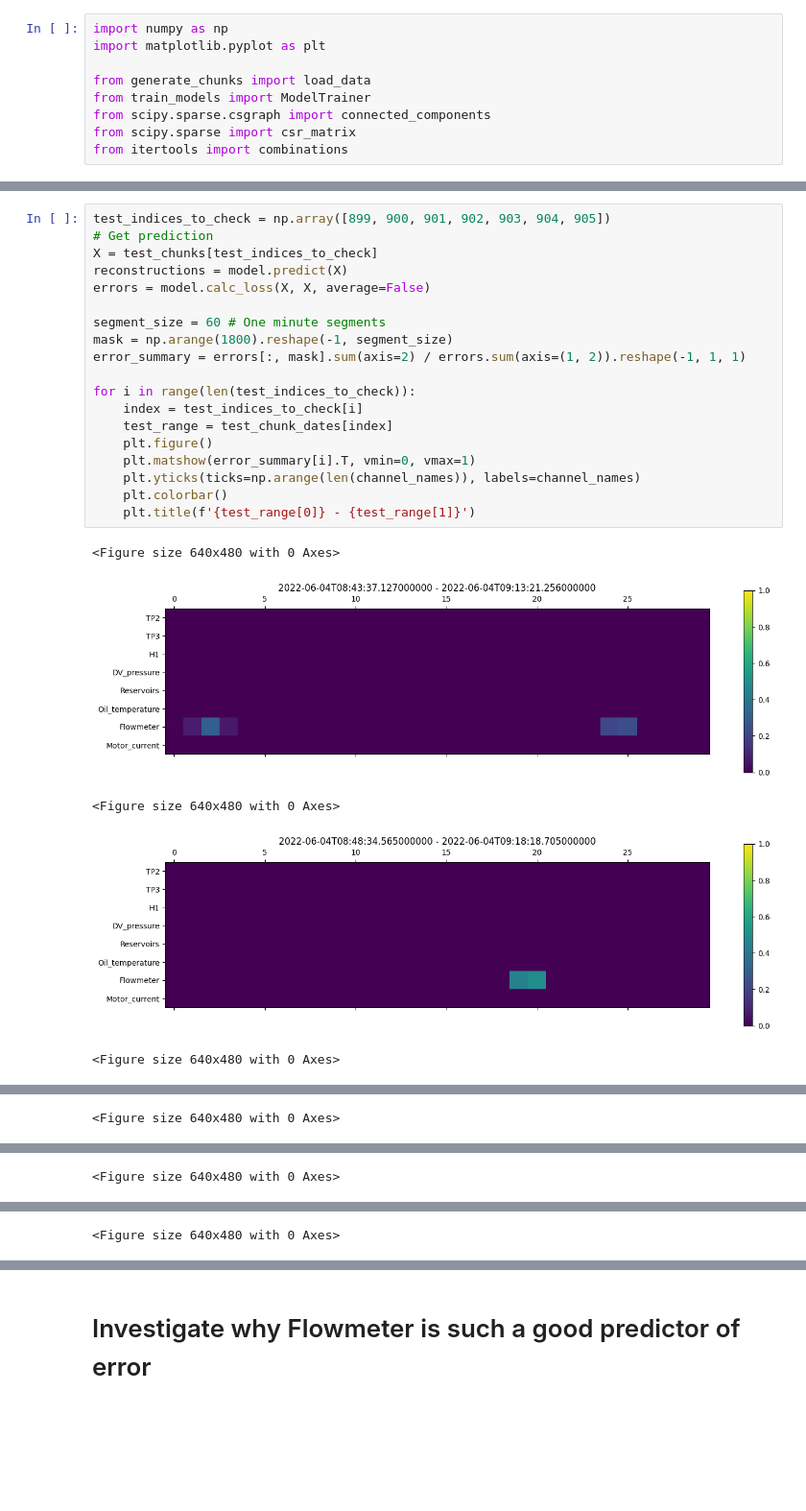
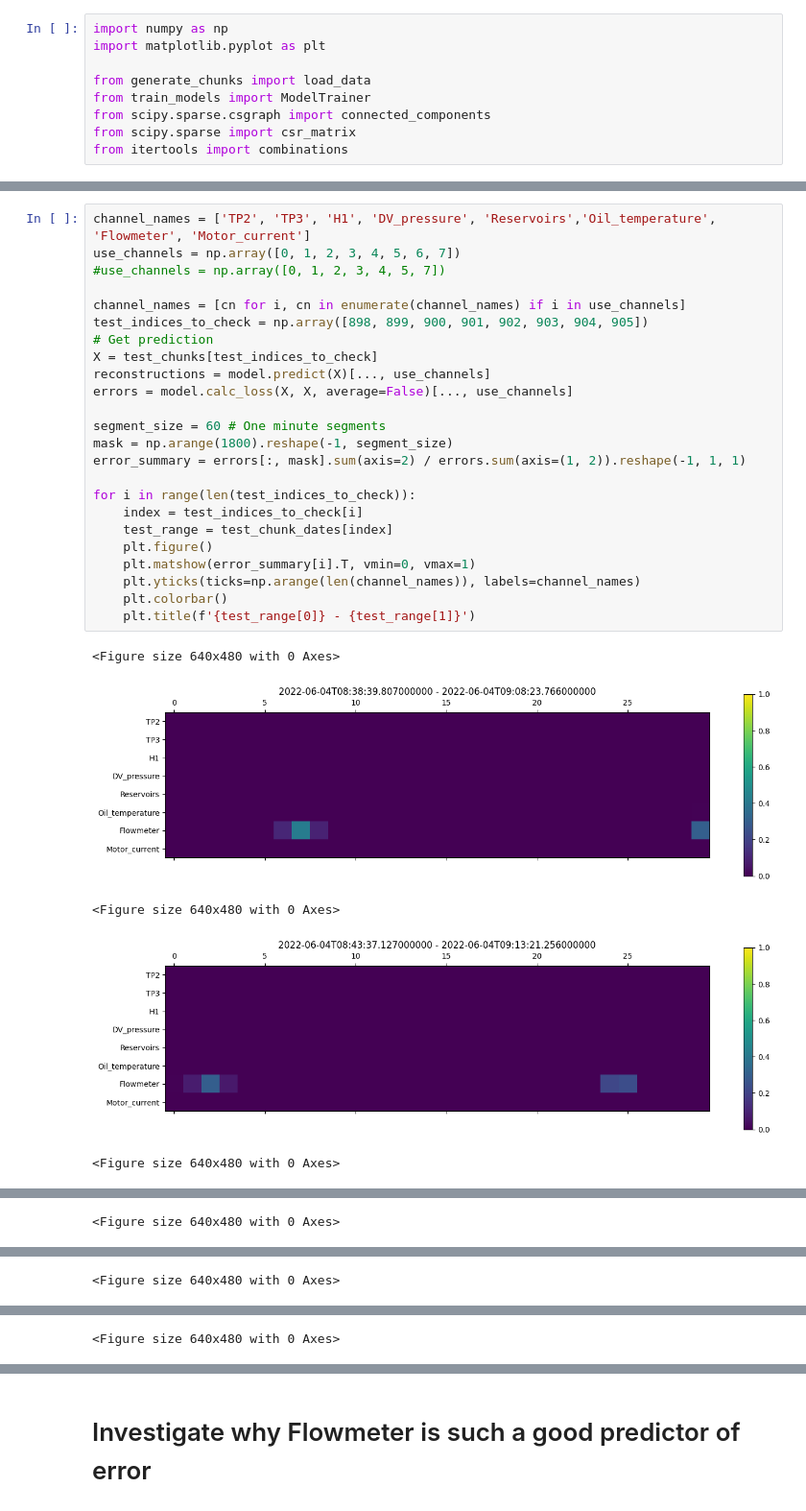
Before and after one commit to MatthiasJakobs/metro-xai, a Jupyter notebook: poc.ipynb, the cells around one changed output, grey strips where cells are left out. Shown: that part at 96% size. Saved outputs shown, nothing was run; the diff lists cells and outputs as text; blank space fills up the shorter version.

Commit message:
Flowmeter is highly important

```diff
--- a/poc.ipynb
+++ b/poc.ipynb
@@ -14,26 +13,31 @@ channel_names = ['TP2', 'TP3', 'H1', 'DV_pressure', 'Reservoirs','Oil_temperatur
 model = ModelTrainer(f'configs/TCN_AE.json').fit()
 # %%
-test_indices_to_check = np.array([899, 900, 901, 902, 903, 904, 905])
+channel_names = ['TP2', 'TP3', 'H1', 'DV_pressure', 'Reservoirs','Oil_temperature', 'Flowmeter', 'Motor_current']
+use_channels = np.array([0, 1, 2, 3, 4, 5, 6, 7])
+#use_channels = np.array([0, 1, 2, 3, 4, 5, 7])
+
+channel_names = [cn for i, cn in enumerate(channel_names) if i in use_channels]
+test_indices_to_check = np.array([898, 899, 900, 901, 902, 903, 904, 905])
 # Get prediction
 X = test_chunks[test_indices_to_check]
-reconstructions = model.predict(X)
-errors = model.calc_loss(X, X, average=False)
+reconstructions = model.predict(X)[..., use_channels]
+errors = model.calc_loss(X, X, average=False)[..., use_channels]
 
 segment_size = 60 # One minute segments
 mask = np.arange(1800).reshape(-1, segment_size)
 error_summary = errors[:, mask].sum(axis=2) / errors.sum(axis=(1, 2)).reshape(-1, 1, 1)
 
 for i in range(len(test_indices_to_check)):
     index = test_indices_to_check[i]
     test_range = test_chunk_dates[index]
     plt.figure()
     plt.matshow(error_summary[i].T, vmin=0, vmax=1)
     plt.yticks(ticks=np.arange(len(channel_names)), labels=channel_names)
     plt.colorbar()
     plt.title(f'{test_range[0]} - {test_range[1]}')
 # %% [output]
 <Figure size 640x480 with 0 Axes>
-[figure, old version]
+[figure, new version]
 <Figure size 640x480 with 0 Axes>
-[figure, old version]
+[figure, new version]
 <Figure size 640x480 with 0 Axes>
```
Also changed, not shown: parts of 4 cells of this notebook, 1 other file.
